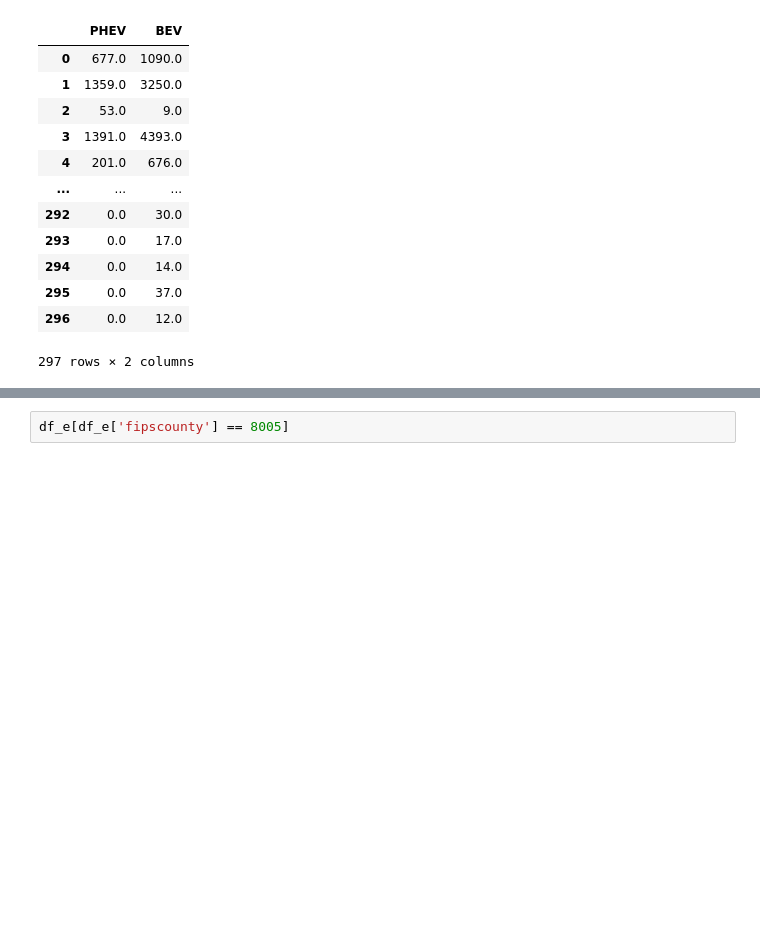
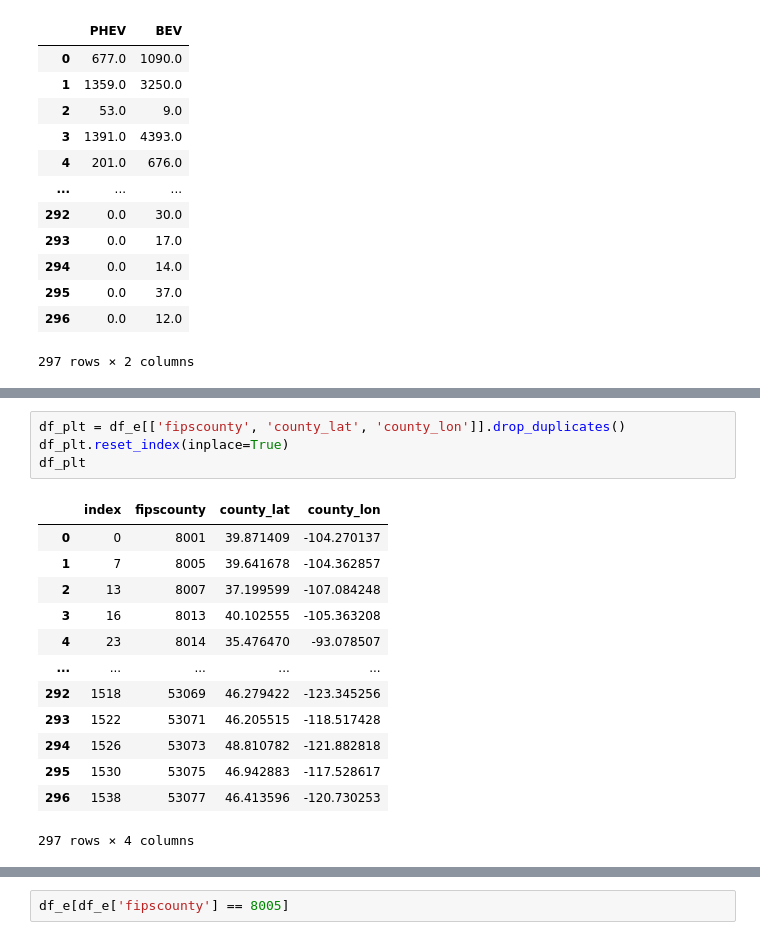
Before and after one commit to shakesy94/ev_adoption_ml, a Jupyter notebook: Preprocessing and Featurization.ipynb, the cells around one changed output, grey strips where cells are left out. Cells and saved outputs as stored; diff of their text form; blank space fills up the shorter version.

```diff
--- a/Preprocessing and Featurization.ipynb
+++ b/Preprocessing and Featurization.ipynb
@@ -710,0 +723,18 @@ df_e_idx
+# %%
+df_plt = df_e[['fipscounty', 'county_lat', 'county_lon']].drop_duplicates()
+df_plt.reset_index(inplace=True)
+df_plt
+# %% [output]
+|  | index | fipscounty | county_lat | county_lon |
+| 0 | 0 | 8001 | 39.871409 | -104.270137 |
+| 1 | 7 | 8005 | 39.641678 | -104.362857 |
+| 2 | 13 | 8007 | 37.199599 | -107.084248 |
+| 3 | 16 | 8013 | 40.102555 | -105.363208 |
+| 4 | 23 | 8014 | 35.476470 | -93.078507 |
+| ... | ... | ... | ... | ... |
+| 292 | 1518 | 53069 | 46.279422 | -123.345256 |
+| 293 | 1522 | 53071 | 46.205515 | -118.517428 |
+| 294 | 1526 | 53073 | 48.810782 | -121.882818 |
+| 295 | 1530 | 53075 | 46.942883 | -117.528617 |
+| 296 | 1538 | 53077 | 46.413596 | -120.730253 |
+297 rows × 4 columns
```
Also changed, not shown: parts of 27 cells of this notebook, 2 other files.
